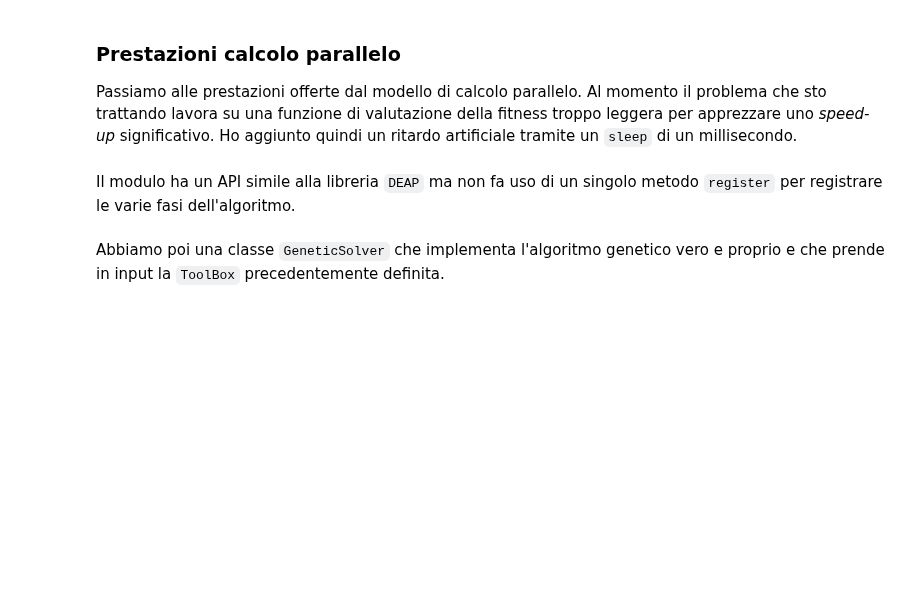
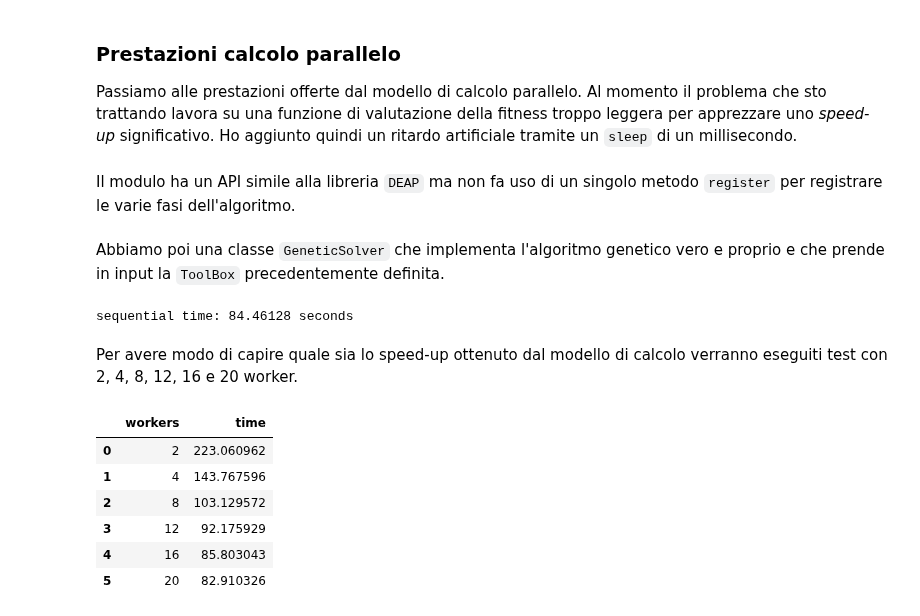
Before and after one commit to FedericoBustaffa/thesis, a Jupyter notebook: src/notebook.ipynb, the cells around one changed output. Saved outputs shown, nothing was run; the diff lists cells and outputs as text; code cells hidden in the pictures; blank space fills up the shorter version.

```diff
--- a/src/notebook.ipynb
+++ b/src/notebook.ipynb
@@ -327,0 +383,33 @@ vero e proprio e che prende in input la `ToolBox` precedentemente definita.
+# %%
+ga = solver.GeneticSolver()
+start = time.perf_counter()
+seq_best, seq_stats = ga.run(toolbox, 10000, 10, base.Statistics())
+sequential_time = time.perf_counter() - start
+
+print(f"sequential time: {sequential_time:.5f} seconds")
+# %% [output]
+sequential time: 84.46128 seconds
+# %% [markdown]
+Per avere modo di capire quale sia lo speed-up ottenuto dal modello di calcolo
+verranno eseguiti test con 2, 4, 8, 12, 16 e 20 worker.
+# %%
+workers = [2, 4, 8, 12, 16, 20]
+
+timings = {"workers": workers, "time": []}
+for w in workers:
+    qga = solver.QueuedGeneticSolver(w)
+    start = time.perf_counter()
+    queue_best, queue_stats = await qga.solve(toolbox, 10000, 50, base.Statistics())
+    queue_time = time.perf_counter() - start
+    timings["time"].append(queue_time)
+
+timings = pd.DataFrame(timings)
+timings
+# %% [output]
+|  | workers | time |
+| 0 | 2 | 223.060962 |
+| 1 | 4 | 143.767596 |
+| 2 | 8 | 103.129572 |
+| 3 | 12 | 92.175929 |
+| 4 | 16 | 85.803043 |
+| 5 | 20 | 82.910326 |
```
Also changed, not shown: parts of 14 cells of this notebook, 2 other files.
